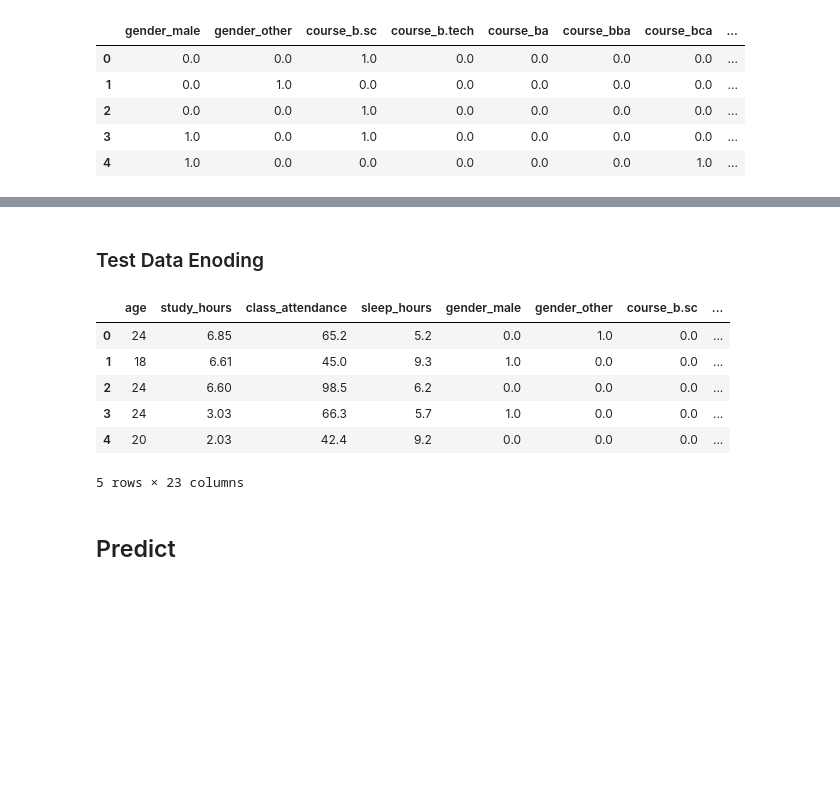
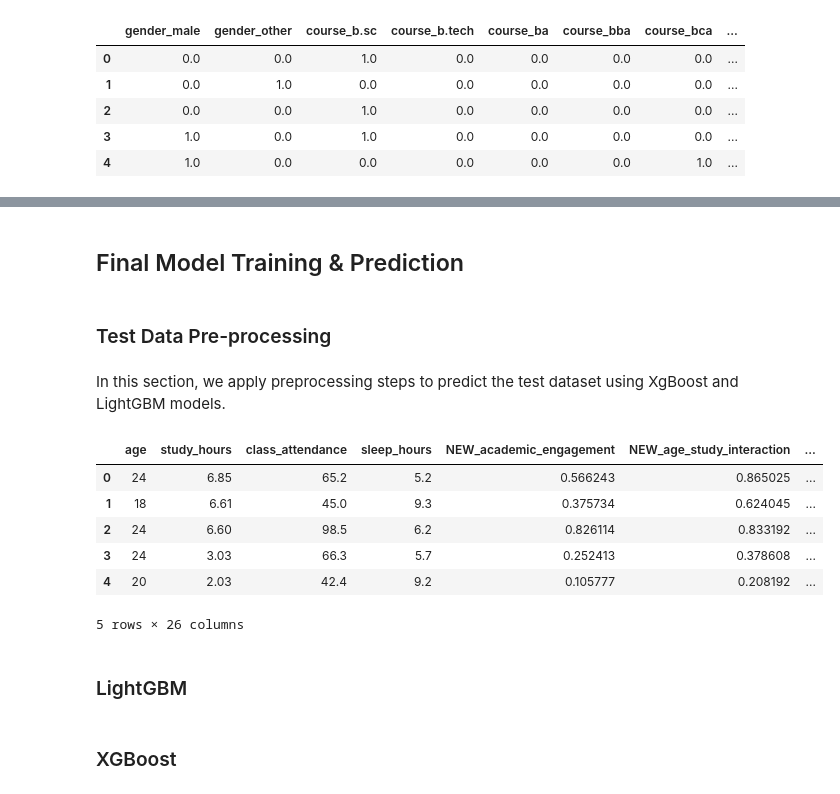
Before and after one commit to BahriDogru/Predicting-Student-Test-Scores-KCPS-S6E1, a Jupyter notebook: main.ipynb, the cells around one changed output, grey strips where cells are left out. Drawn from its saved outputs; the diff is of its cells as text; code cells hidden in the pictures; blank space fills up the shorter version.

```diff
--- a/main.ipynb
+++ b/main.ipynb
@@ -60,10 +275,7 @@ df.head()
 # %%
-category_columns = [col for col in df.columns if df[col].dtype == "O"]
-
-ohe_encode = OneHotEncoder(handle_unknown="ignore", sparse_output=False, drop="first")
-encode_columns = ohe_encode.fit_transform(df[category_columns])
-encode_columns = pd.DataFrame(encode_columns, columns=ohe_encode.get_feature_names_out(category_columns), index=df.index)
-encode_columns.head()
+category_columns_combined = [col for col in combined_data.columns if combined_data[col].dtype == "O"]
+encode_combined_cat = ohe_encoder(combined_data, category_columns_combined)
+encode_combined_cat.head()
 # %% [output]
 |  | gender_male | gender_other | course_b.sc | course_b.tech | course_ba | course_bba | course_bca | ... |
 | 0 | 0.0 | 0.0 | 1.0 | 0.0 | 0.0 | 0.0 | 0.0 | ... |
@@ -92,0 +316,7 @@ X_train, X_val, y_train, y_val = train_test_split(X,y, test_size=0.2 , random_st
+# %%
+category_columns_synt = [col for col in Synt_data.columns if Synt_data[col].dtype == "O"]
+encode_synt_cat = ohe_encoder(Synt_data, category_columns_synt)
+
+Synt_data = Synt_data.drop(category_columns_synt, axis=1)
+Synt_data = pd.concat([Synt_data, encode_synt_cat], axis=1)
+Synt_data.head()
@@ -92,0 +337,5 @@ X_train, X_val, y_train, y_val = train_test_split(X,y, test_size=0.2 , random_st
+# %%
+min_max_scaler = MinMaxScaler()
+def scaler(dataframe, numeric_columns):
+    dataframe[numeric_columns] = min_max_scaler.fit_transform(dataframe[numeric_columns])
+    return dataframe
@@ -145,3 +465,6 @@ pd.DataFrame(result).sort_values(by="RMSE mean")
+# %%
+X = Synt_data.drop('exam_score', axis=1)
+y = Synt_data['exam_score']
 # %%
 def objective_lgbm(trial):
     params = {
@@ -206,31 +595,41 @@ best params: {'max_depth': 4, 'learning_rate': 0.07039468177158607, 'n_estimator
+# %% [markdown]
+## Final Model Training & Prediction
 # %% [markdown]
-### Test Data Enoding
+### Test Data Pre-processing
+# %% [markdown]
+In this section, we apply preprocessing steps to predict the test dataset using XgBoost and LightGBM models.
 # %%
 test = pd.read_csv("data/test.csv")
 test_id = test["id"]
 test.drop("id", axis=1, inplace=True)
 
+test['NEW_academic_engagement'] = test['study_hours'] * test['class_attendance']
+test['NEW_age_study_interaction'] = test['age'] * test['study_hours']
+test['NEW_age_class_interaction'] = test['age'] * test['class_attendance']
 
 test_cat_columns = [col for col in test.columns if test[col].dtype == "O"]
 
-test_encode_cat_col =ohe_encode.transform(test[test_cat_columns])
+test_encode_cat_col =ohe_encode.fit_transform(test[test_cat_columns])
 test_encode_cat_col = pd.DataFrame(test_encode_cat_col, columns=ohe_encode.get_feature_names_out(test_cat_columns), index=test.index)
 
 
 test.drop(test_cat_columns, axis=1, inplace=True)
 test_data = pd.concat([test, test_encode_cat_col], axis=1)
 
+test_num_columns = ["NEW_academic_engagement", "NEW_age_study_interaction", "NEW_age_class_interaction"]
+scaler(test_data, test_num_columns)
+
 X_features = X.columns
 test_data.reindex(columns=X_features, fill_value=0)
 test_data.head()
 # %% [output]
-|  | age | study_hours | class_attendance | sleep_hours | gender_male | gender_other | course_b.sc | ... |
-| 0 | 24 | 6.85 | 65.2 | 5.2 | 0.0 | 1.0 | 0.0 | ... |
-| 1 | 18 | 6.61 | 45.0 | 9.3 | 1.0 | 0.0 | 0.0 | ... |
-| 2 | 24 | 6.60 | 98.5 | 6.2 | 0.0 | 0.0 | 0.0 | ... |
-| 3 | 24 | 3.03 | 66.3 | 5.7 | 1.0 | 0.0 | 0.0 | ... |
-| 4 | 20 | 2.03 | 42.4 | 9.2 | 0.0 | 0.0 | 0.0 | ... |
+|  | age | study_hours | class_attendance | sleep_hours | NEW_academic_engagement | NEW_age_study_interaction | ... |
+| 0 | 24 | 6.85 | 65.2 | 5.2 | 0.566243 | 0.865025 | ... |
+| 1 | 18 | 6.61 | 45.0 | 9.3 | 0.375734 | 0.624045 | ... |
+| 2 | 24 | 6.60 | 98.5 | 6.2 | 0.826114 | 0.833192 | ... |
+| 3 | 24 | 3.03 | 66.3 | 5.7 | 0.252413 | 0.378608 | ... |
+| 4 | 20 | 2.03 | 42.4 | 9.2 | 0.105777 | 0.208192 | ... |
-5 rows × 23 columns
+5 rows × 26 columns
-# %% [markdown]
-## Predict
+# %% [markdown]
+### LightGBM
 # %%
@@ -240,0 +640,2 @@ y_pred = final_model.predict(test_data)
+# %% [markdown]
+### XGBoost
```
Also changed, not shown: parts of 71 cells of this notebook, 18 other files.
